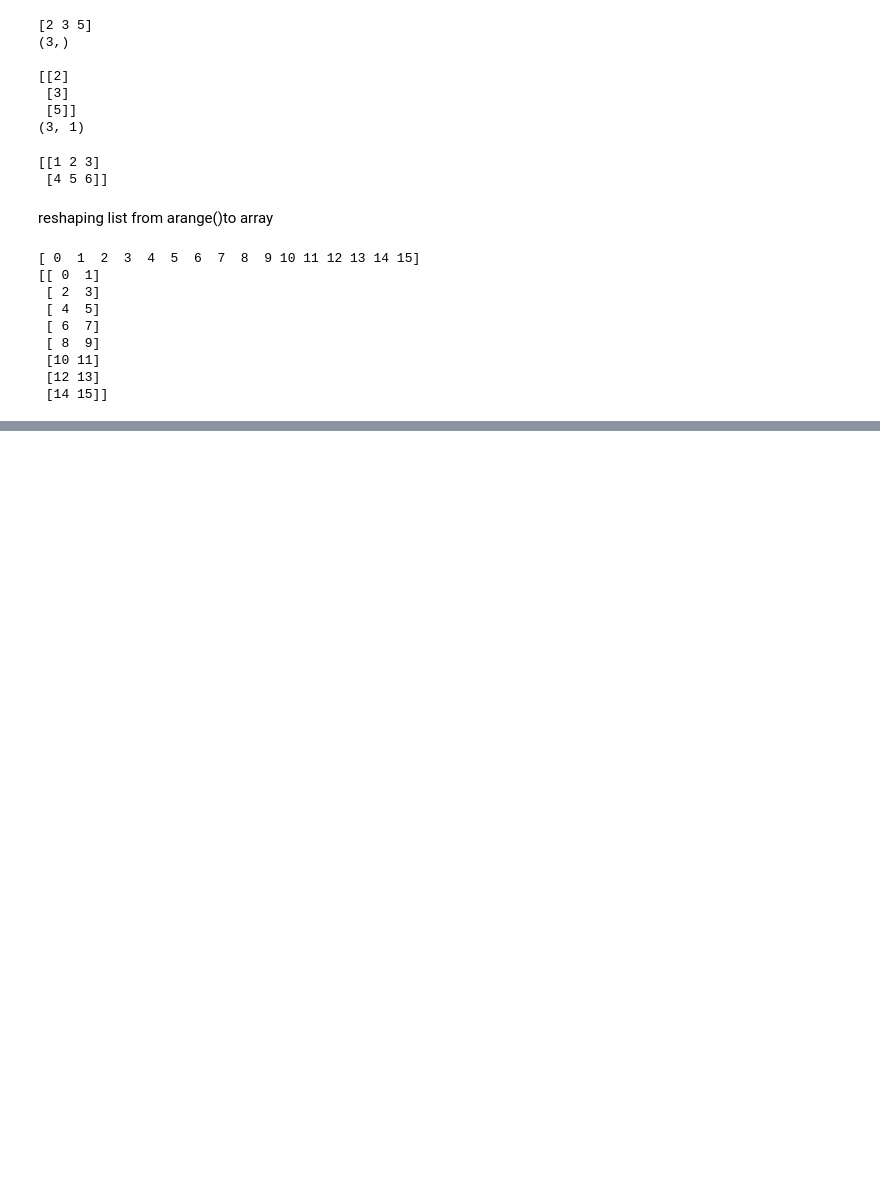
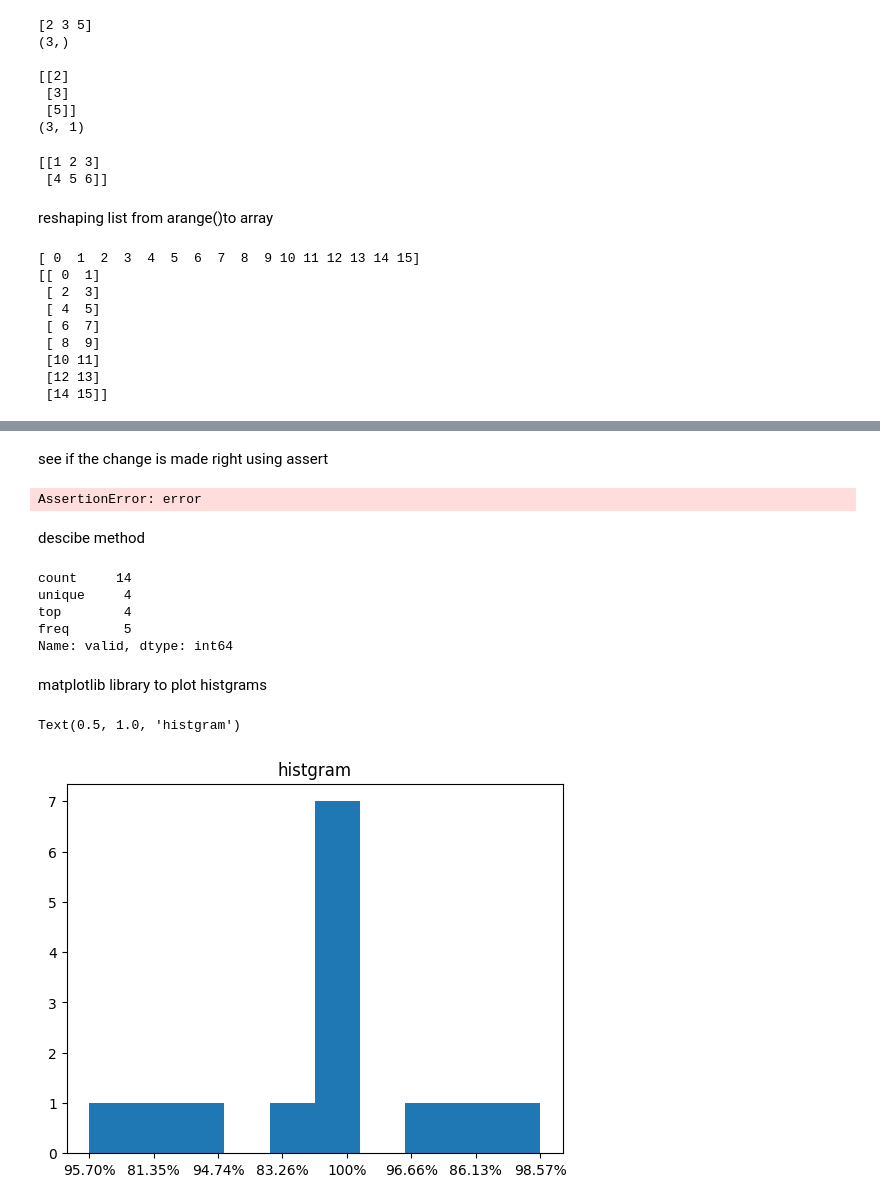
Before and after one commit to ahmed-elsayid/HCIA-NTI-G3, a Jupyter notebook: sessions/session2/session2_cod3.ipynb, the cells around one changed output, grey strips where cells are left out. Cells and saved outputs as stored; diff of their text form; code cells hidden in the pictures; blank space fills up the shorter version.

```diff
--- a/sessions/session2/session2_cod3.ipynb
+++ b/sessions/session2/session2_cod3.ipynb
@@ -45,0 +144,4 @@ print(arr)
+# %%
+test=pd.read_csv("Test.csv")
+test.head()
+test.info()
@@ -45,0 +165,3 @@ print(arr)
+# %%
+test.rest=test.rest.str.strip("%")
+test
@@ -45,0 +184,30 @@ print(arr)
+# %% [markdown]
+see if the change is made right using assert
+# %%
+test.rest=test.rest.astype('float')
+assert test.rest.dtype=='float'
+assert 1+1==2
+assert 1+3==3,"error"
+# %% [output]
+AssertionError: error
+# %% [markdown]
+descibe method
+# %%
+test.valid.describe()
+test.valid=test.valid.astype('category')
+test.valid.describe()
+# %% [output]
+count     14
+unique     4
+top        4
+freq       5
+Name: valid, dtype: int64
+# %% [markdown]
+matplotlib library to plot histgrams
+# %%
+import matplotlib.pyplot as plt
+plt.hist(test.rest)
+plt.title('histgram')
+# %% [output]
+Text(0.5, 1.0, 'histgram')
+[figure, added]
```
Also changed, not shown: parts of 15 cells of this notebook, 2 other files.
